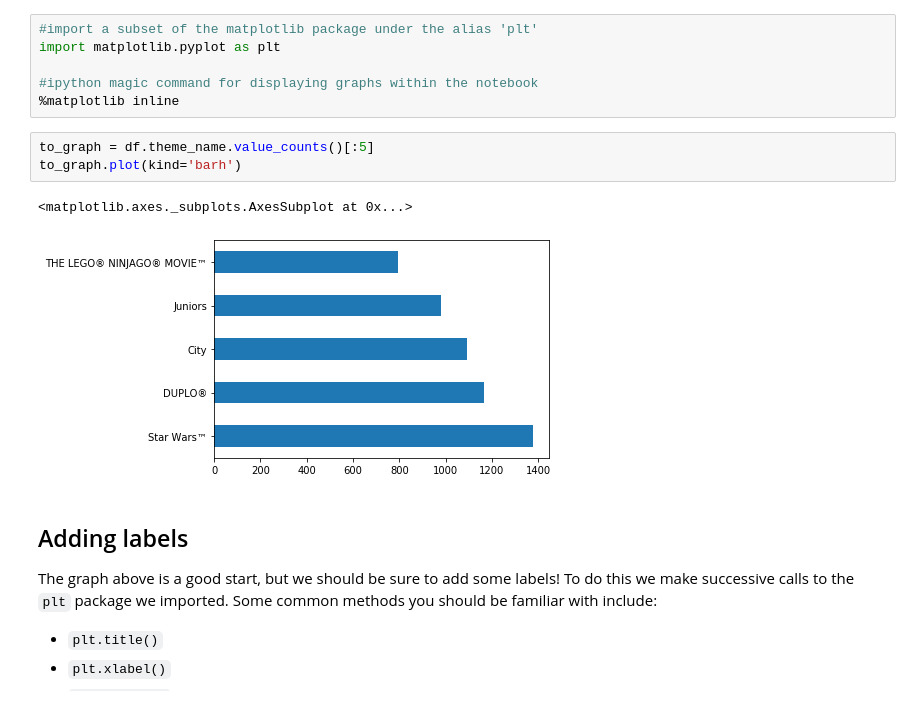
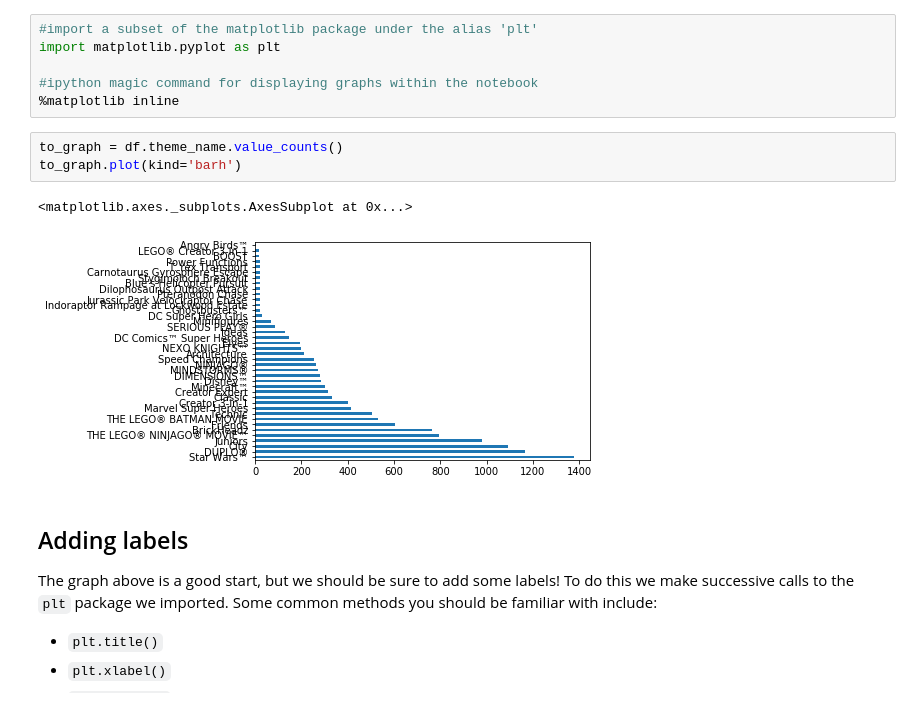
Before and after one commit to ericrearwin/dsc-enterprise-chevron-first-codealong-chevron-dataeng-100419, a Jupyter notebook: index.ipynb, the cells around one changed output. Drawn from its saved outputs; the diff is of its cells as text.

```diff
--- a/index.ipynb
+++ b/index.ipynb
@@ -278,11 +278,11 @@ import matplotlib.pyplot as plt
 #ipython magic command for displaying graphs within the notebook
 %matplotlib inline
 # %%
-to_graph = df.theme_name.value_counts()[:5]
+to_graph = df.theme_name.value_counts()
 to_graph.plot(kind='barh')
 # %% [output]
 <matplotlib.axes._subplots.AxesSubplot at 0x...>
-[figure, old version]
+[figure, new version]
 # %% [markdown]
 ## Adding labels
 The graph above is a good start, but we should be sure to add some labels! To do this we make successive calls to the `plt` package we imported. Some common methods you should be familiar with include:
```
